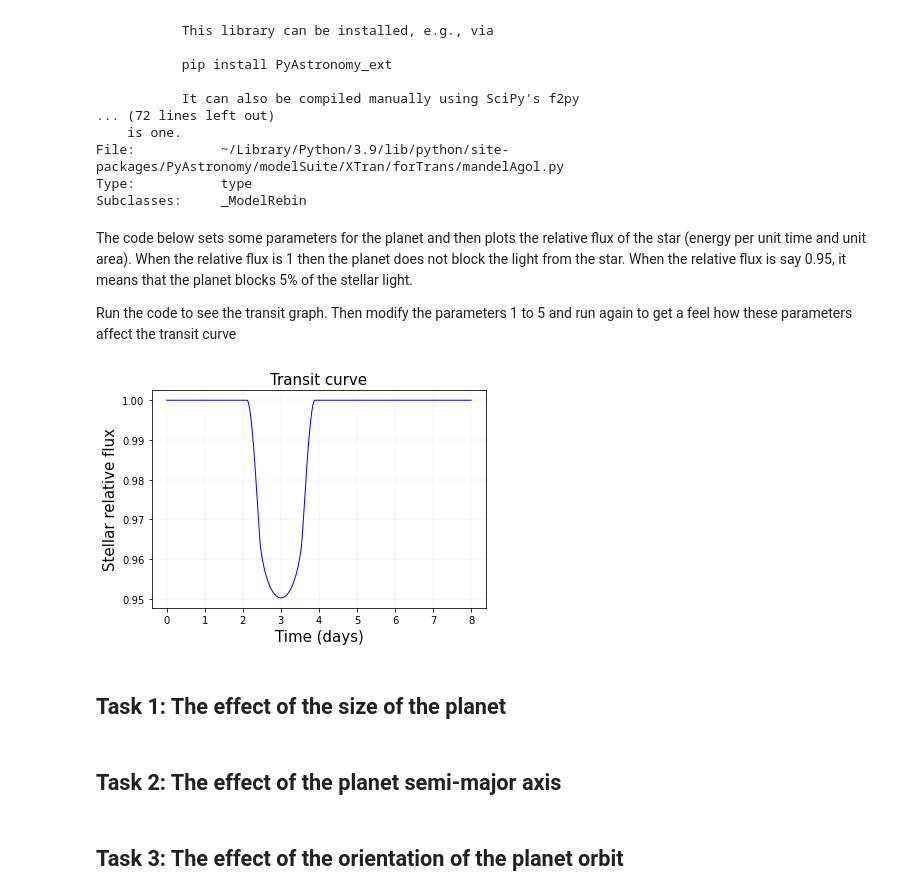
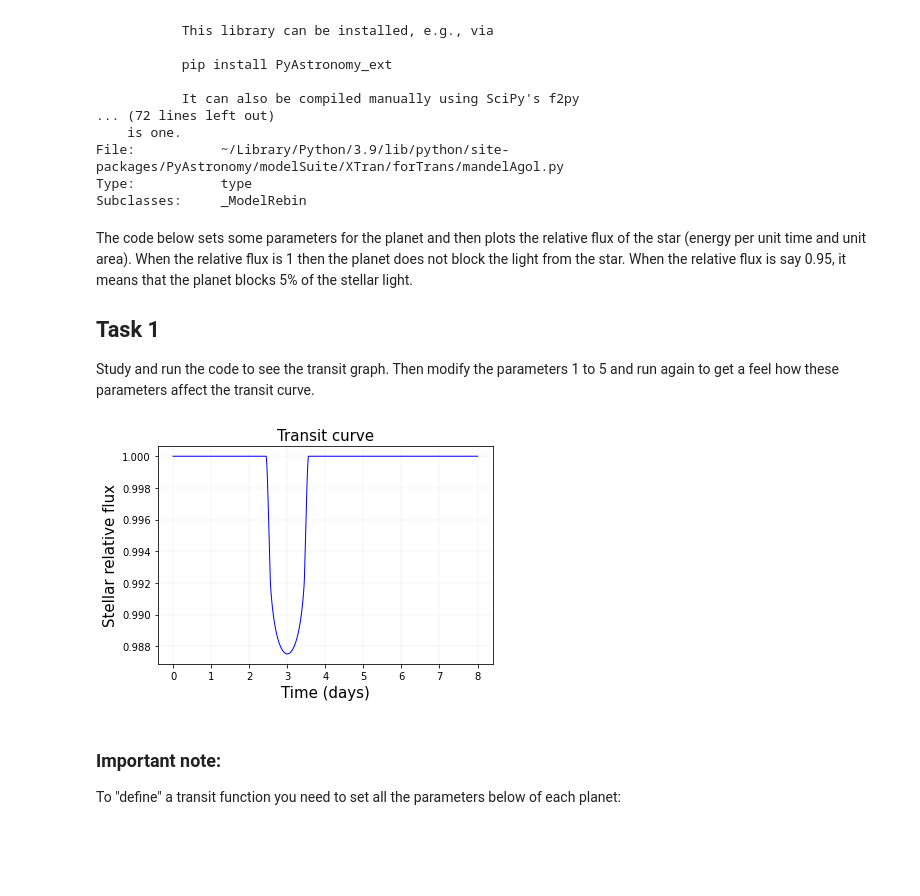
Before and after one commit to Milne-Centre/ThaiPASS2022, a Jupyter notebook: Exoplanets/Exoplanets-III.ipynb, the cells around one changed output. Saved outputs shown, nothing was run; the diff lists cells and outputs as text; code cells hidden in the pictures; blank space fills up the shorter version.

```diff
--- a/Exoplanets/Exoplanets-III.ipynb
+++ b/Exoplanets/Exoplanets-III.ipynb
@@ -30,7 +61,8 @@ Subclasses:     _ModelRebin
 # %% [markdown]
 The code below sets some parameters for the planet and then plots the relative flux of the star (energy per unit time and unit area). When the relative flux is 1 then the planet does not block the light from the star. When the relative flux is say 0.95, it means that the planet blocks 5% of the stellar light.
 
-Run the code to see the transit graph. Then modify the parameters 1 to 5 and run again to get a feel how these parameters affect the transit curve
+## Task 1
+Study and run the code to see the transit graph. Then modify the parameters 1 to 5 and run again to get a feel how these parameters affect the transit curve.
 # %%
 # Create MandelAgolLC object (planet) with circular orbit and quadratic limb darkening
 planet =  ft.MandelAgolLC(orbit="circular", ld="quad")
@@ -40,46 +72,47 @@ planet =  ft.MandelAgolLC(orbit="circular", ld="quad")
 
 #Parameter 1: Planet orbital period (days)
 planet["per"] = 6
+
 #Parameter 2:Orientation of the planet orbit with respect to the observed
 # (i=90 degrees, means the planet transits through the middle of the stellar disc)
 planet["i"] = 90
+
 #Parameter 3:Semi-major axis of planetary orbit [stellar radii]
-planet["a"] = 1.5
+planet["a"] = 2
+
 #Parameter 4: Time offset of transit center (effectively where is the lowest drop of the stellar flux)
 planet["T0"] = 3.
+
 #Parameter 5: Radius ratio between planet and star.
-planet["p"] = 0.2
+planet["p"] = 0.1
 
-#Other parameters (do not modify these)
+#Other parameters (do not modify these -no need to worry about these now)
 planet["linLimb"] = 0.5
 planet["quadLimb"] = 0.2
 planet["b"] = 0.
 
 # Choose some time axis
 # this defines the time sampling (how often do you observe the star)
 time = np.linspace(0, 8, 1000)
 
 # Calculate the time evolution of the stellar brightness using the transit model
 # The function evaluate acts on "planet" to give the stellar_flux vs time
 stellar_flux = planet.evaluate(time)
 
 plt.title ("Transit curve", fontsize = 15)
 plt.xlabel("Time (days)", fontsize = 15)
 plt.ylabel("Stellar relative flux", fontsize = 15)
 
 # put grid on the graph
 plt.grid(color='grey', linestyle=':', linewidth=0.2)
 plt.grid(True)
 
 # Let's see what happened ...
 plt.plot(time, stellar_flux, color='blue', linewidth=1)
 
 plt.show()
 # %% [output]
-[figure, old version]
+[figure, new version]
-# %% [markdown]
-## Task 1: The effect of the size of the planet
-# %% [markdown]
-## Task 2: The effect of the planet semi-major axis
-# %% [markdown]
-## Task 3: The effect of the orientation of the planet orbit
+# %% [markdown]
+### Important note:
+To "define" a transit function you need to set all the parameters below of each planet:
```
Also changed, not shown: parts of 20 cells of this notebook, 22 other files.
